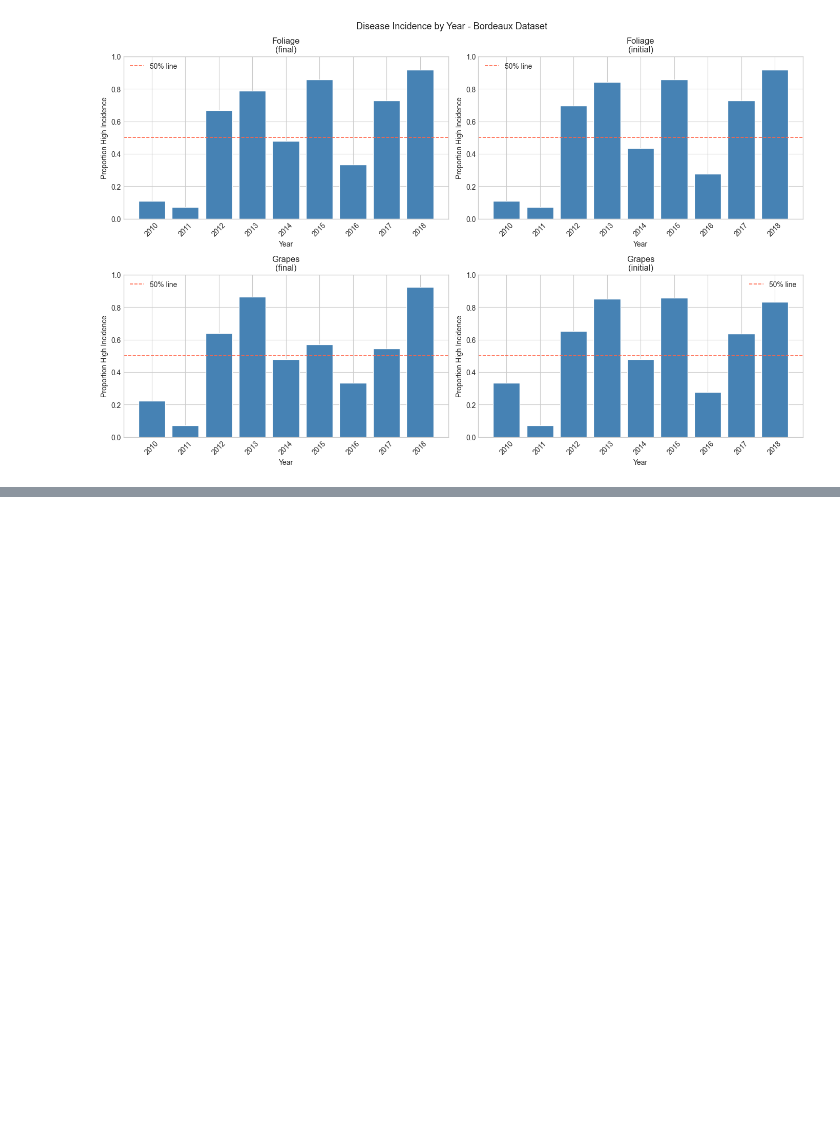
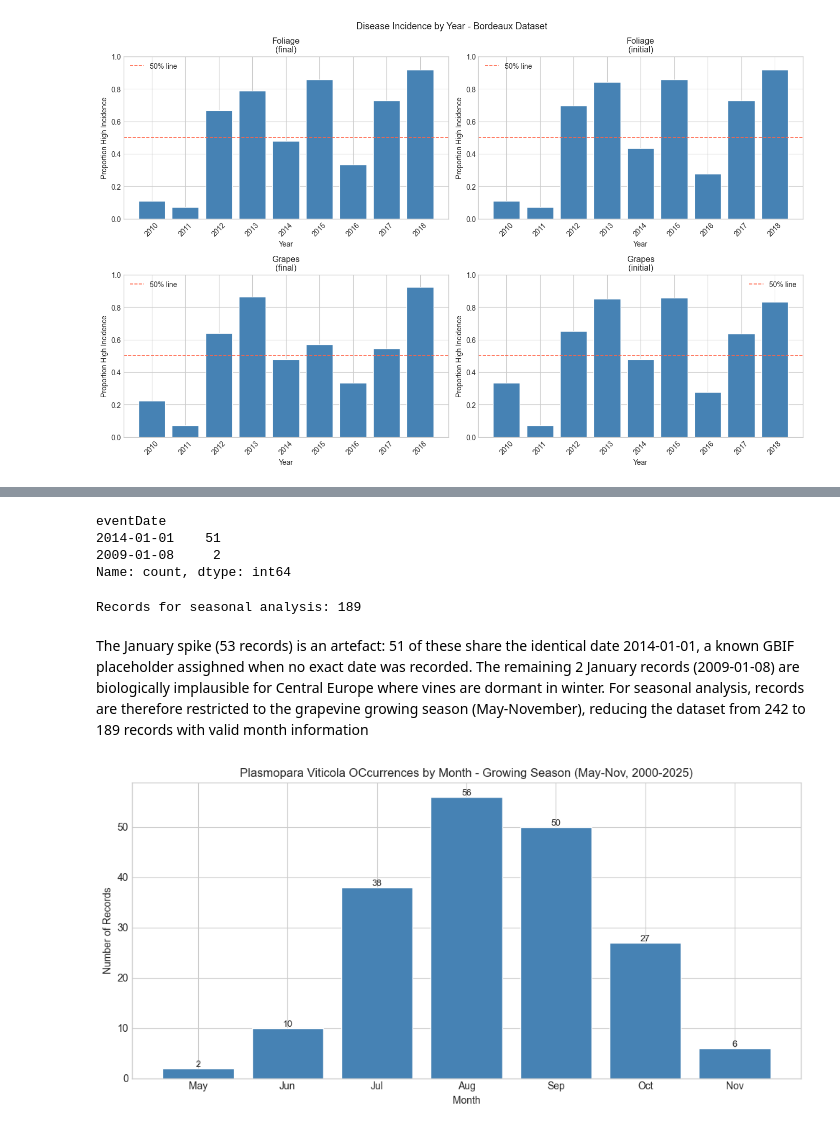
Before and after one commit to PappoIvanov/plasmopara-viticola, a Jupyter notebook: notebooks/grapevine_downy_mildew_analysis.ipynb, the cells around one changed output, grey strips where cells are left out. Saved outputs shown, nothing was run; the diff lists cells and outputs as text; code cells hidden in the pictures; blank space fills up the shorter version.

```diff
--- a/notebooks/grapevine_downy_mildew_analysis.ipynb
+++ b/notebooks/grapevine_downy_mildew_analysis.ipynb
@@ -206,0 +364,33 @@ Desease incidence varies considerably across years and is consistent across all
+# %%
+print(jan_records["eventDate"].value_counts())
+# %% [output]
+eventDate
+2014-01-01    51
+2009-01-08     2
+Name: count, dtype: int64
+# %%
+gbif_seasonal = gbif_clean[gbif_clean["month"].between(5, 11)].copy()
+print(f"Records for seasonal analysis: {len(gbif_seasonal)}")
+# %% [output]
+Records for seasonal analysis: 189
+# %% [markdown]
+The January spike (53 records) is an artefact: 51 of these share the identical date 2014-01-01, a known GBIF placeholder assighned when no exact date was recorded. The remaining 2 January records (2009-01-08) are biologically implausible for Central Europe where vines are dormant in winter. For seasonal analysis, records are therefore restricted to the grapevine growing season (May-November), reducing the dataset from 242 to 189 records with valid month information
+# %%
+fig, ax = plt.subplots(figsize=(10, 5))
+
+month_counts_clean = gbif_seasonal["month"].value_counts().sort_index()
+
+ax.bar(month_counts_clean.index, month_counts_clean.values, color="steelblue", edgecolor="white")
+ax.set_xticks(range(5, 12))
+ax.set_xticklabels(['May', 'Jun', 'Jul', 'Aug', 'Sep', 'Oct', 'Nov'])
+ax.set_xlabel("Month")
+ax.set_ylabel("Number of Records")
+ax.set_title("Plasmopara Viticola OCcurrences by Month - Growing Season (May-Nov, 2000-2025)")
+
+for m, v in month_counts_clean.items():
+    ax.text(m, v + 0.3, str(v), ha="center", fontsize=9)
+
+plt.tight_layout()
+plt.show()
+# %% [output]
+[figure, added]
```
Also changed, not shown: parts of 19 cells of this notebook.
